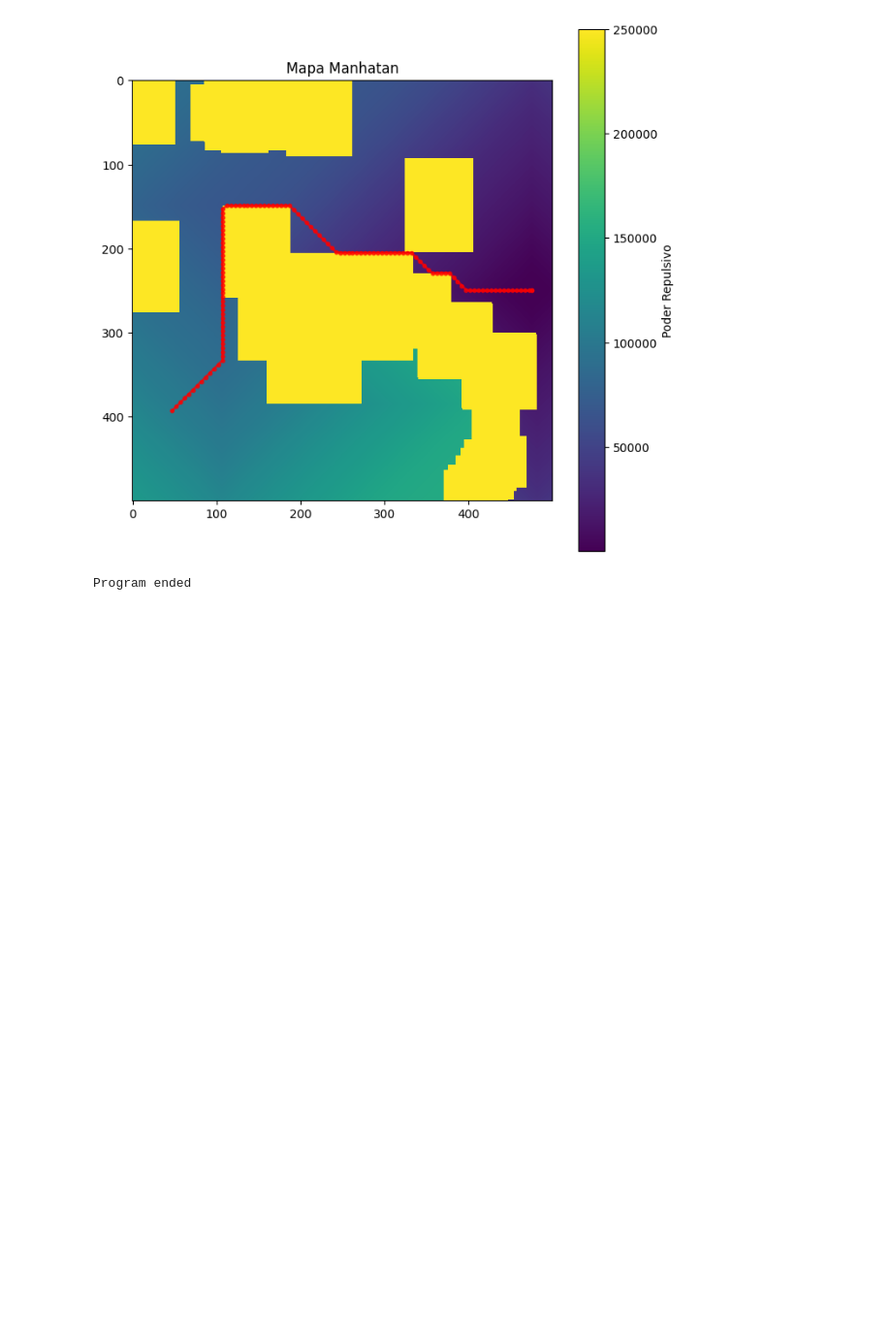
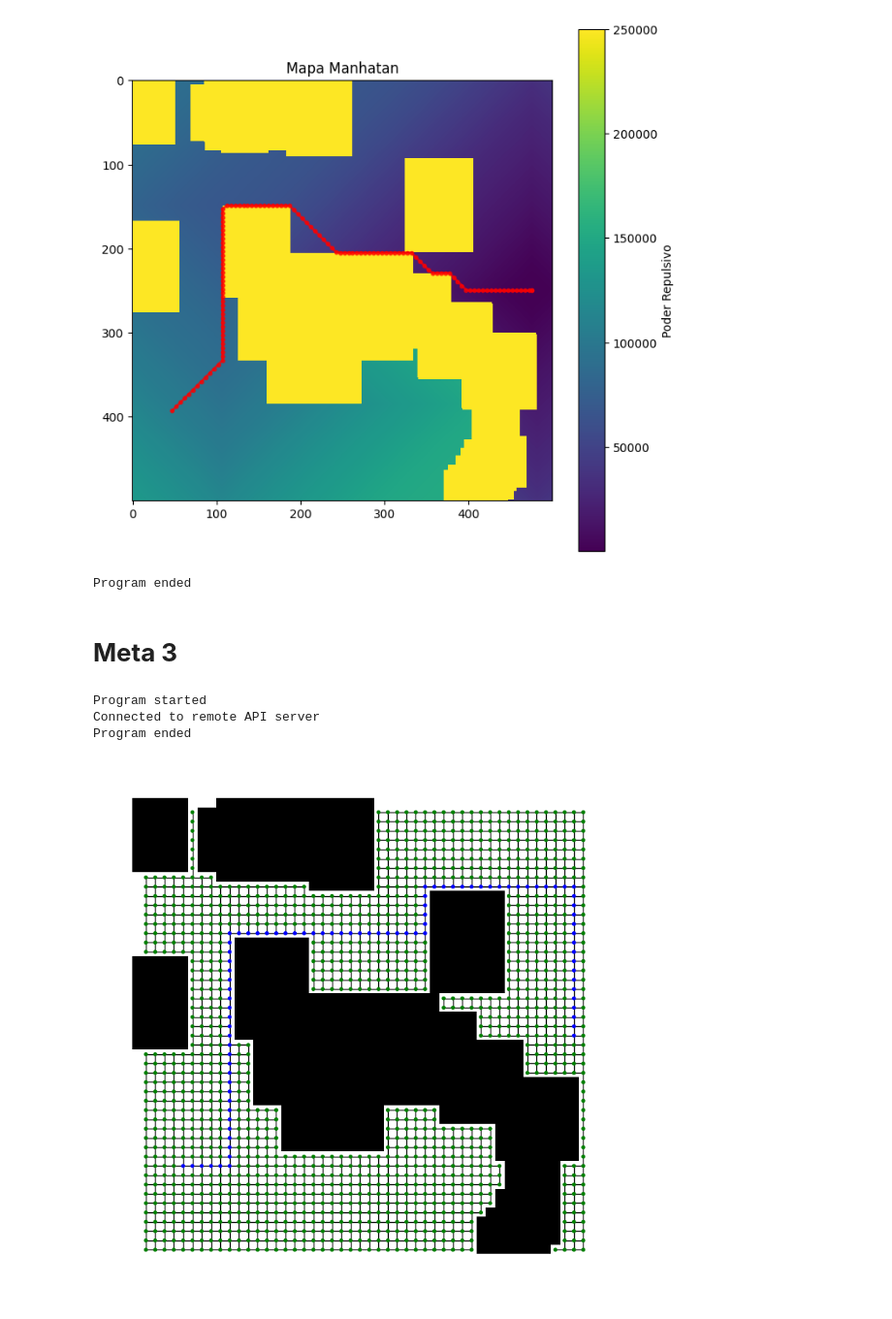
Before and after one commit to joseigo/DCA0440_Sistemas_Roboticos_Autonomos_24_1, a Jupyter notebook: Projeto 2/Projeto 2.ipynb, the cells around one changed output. Shown: that part at 97% size. Cells and saved outputs as stored; diff of their text form; code cells hidden in the pictures; blank space fills up the shorter version.

```diff
--- a/Projeto 2/Projeto 2.ipynb
+++ b/Projeto 2/Projeto 2.ipynb
@@ -72,6 +74,37 @@ Program started
 Connected to remote API server
 [figure]
 Program ended
+# %% [markdown]
+# **Meta 3**
+# %%
+from RobotLibrary import *
+
+print('Program started')
+sim.simxFinish(-1)
+clientID = sim.simxStart('127.0.0.1', 19999, True, True, 5000, 5)
+
+if clientID != -1:
+    print('Connected to remote API server')
+
+    controller.set_goal(np.array([4.5,0,0]))
+
+    controller.get_generated_path_graph()
+
+    # controller.send_generated_path()
+
+    controller.control_loop(500)
+
+    sim.simxFinish(clientID)
+
+else:
+    print('Failed connecting to remote API server')
+
+print('Program ended')
+# %% [output]
+Program started
+Connected to remote API server
+Program ended
+[figure, added]
 # %%
 controller.plot_caminho()
 # %% [output]
```
Also changed, not shown: parts of 2 cells of this notebook, 2 other files.
